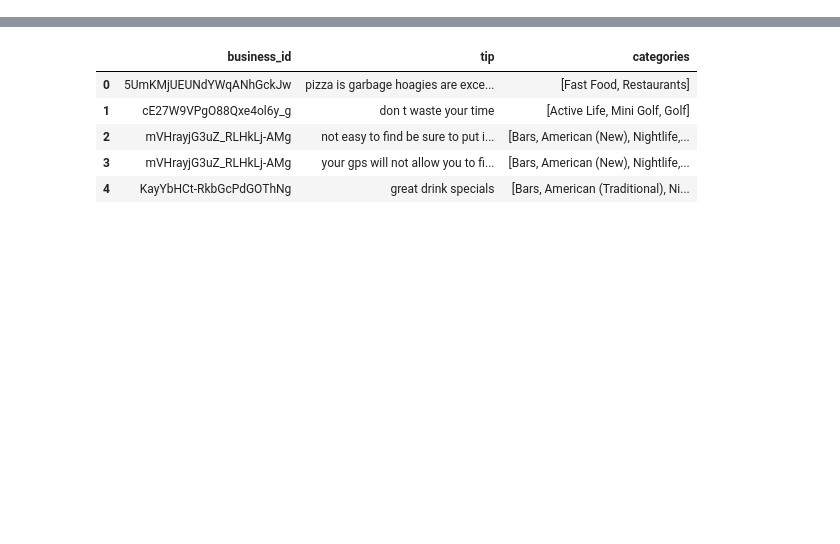
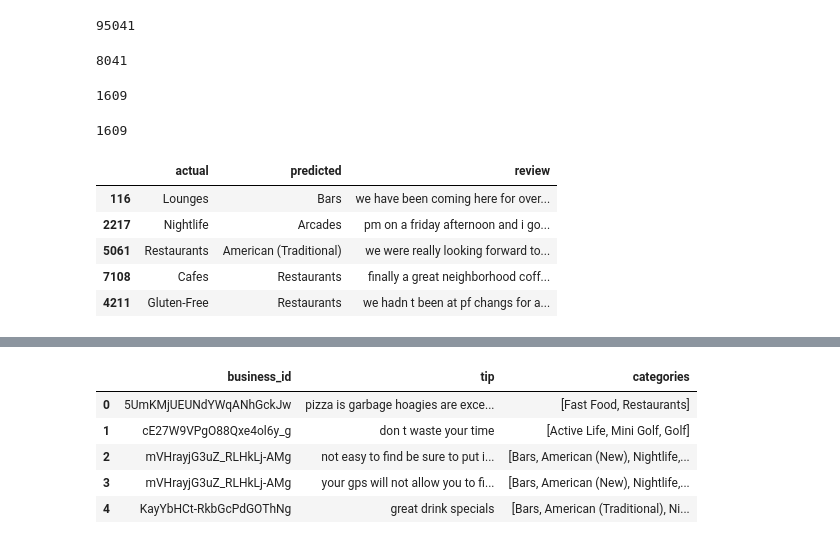
Before and after one commit to vipmunot/Yelp-Dataset-Challenge, a Jupyter notebook: Yelp.ipynb, the cells around one changed output, grey strips where cells are left out. Saved outputs shown, nothing was run; the diff lists cells and outputs as text; code cells hidden in the pictures; blank space fills up the shorter version.

```diff
--- a/Yelp.ipynb
+++ b/Yelp.ipynb
@@ -0,0 +10,5 @@
+# %%
+review = pd.read_pickle('final.pkl')
+len(review)
+# %% [output]
+95041
@@ -0,0 +21,8 @@
+# %%
+len(review)
+# %% [output]
+8041
+# %%
+forest = RandomForestClassifier(max_features=200,n_estimators=100, n_jobs=4)
+forest = forest.fit( tfidfXtrain, y_train )
+result = forest.predict(tfidfXtest)
@@ -0,0 +31,19 @@
+# %%
+len(result)
+# %% [output]
+1609
+# %%
+len(y_test)
+# %% [output]
+1609
+# %%
+output = pd.DataFrame( data={"predicted":result,"actual":y_test,'review':X_test} )
+string = output.iloc[0]['review']
+output.head()
+# %% [output]
+|  | actual | predicted | review |
+| 116 | Lounges | Bars | we have been coming here for over... |
+| 2217 | Nightlife | Arcades | pm on a friday afternoon and i go... |
+| 5061 | Restaurants | American (Traditional) | we were really looking forward to... |
+| 7108 | Cafes | Restaurants | finally a great neighborhood coff... |
+| 4211 | Gluten-Free | Restaurants | we hadn t been at pf changs for a... |
```
Also changed, not shown: parts of 9 cells of this notebook, 3 other files.
